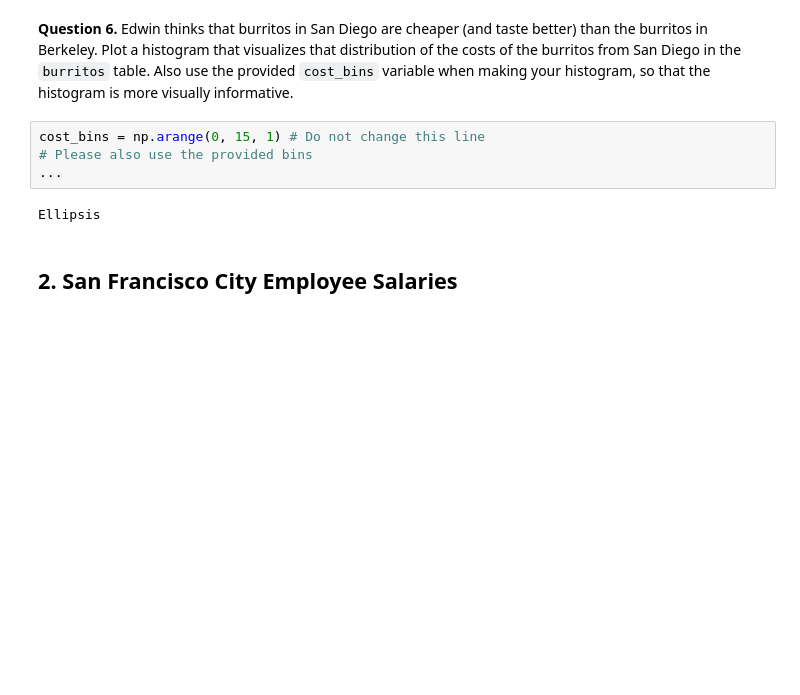
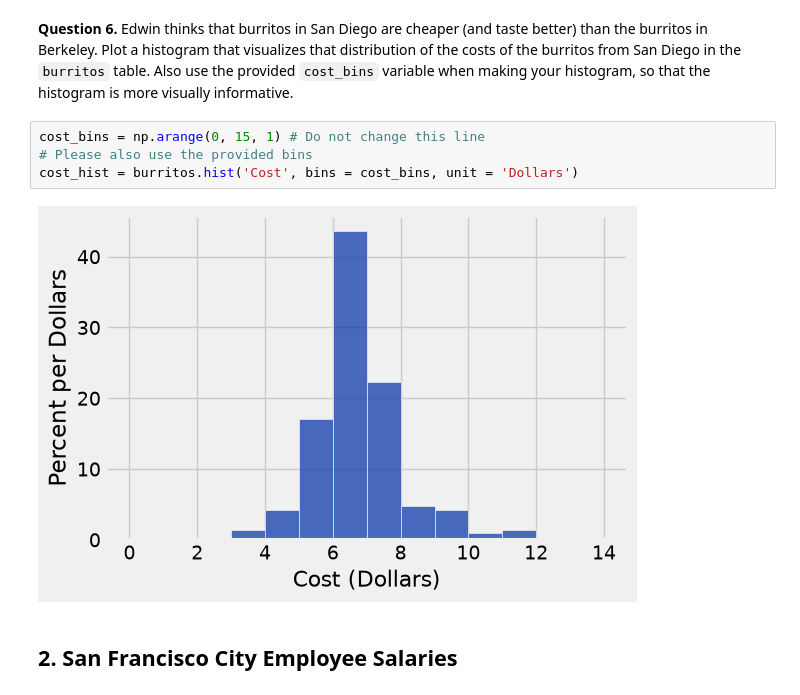
Before and after one commit to morreyy/ellwood-morrell-introF26, a Jupyter notebook: FOR GITHUB/Homework/Homework 4 - Functions, Tables, and Groups/hw04.ipynb, the cells around one changed output. Cells and saved outputs as stored; diff of their text form; blank space fills up the shorter version.

```diff
--- a/FOR GITHUB/Homework/Homework 4 - Functions, Tables, and Groups/hw04.ipynb
+++ b/FOR GITHUB/Homework/Homework 4 - Functions, Tables, and Groups/hw04.ipynb
@@ -203,9 +175,9 @@ q1_5 results:
 # %%
 cost_bins = np.arange(0, 15, 1) # Do not change this line
 # Please also use the provided bins
-...
+cost_hist = burritos.hist('Cost', bins = cost_bins, unit = 'Dollars')
 # %% [output]
-Ellipsis
+[figure, added]
 # %% [markdown]
 ## 2. San Francisco City Employee Salaries
 # %% [markdown]
```
Also changed, not shown: parts of 5 cells of this notebook, 1 other file.
